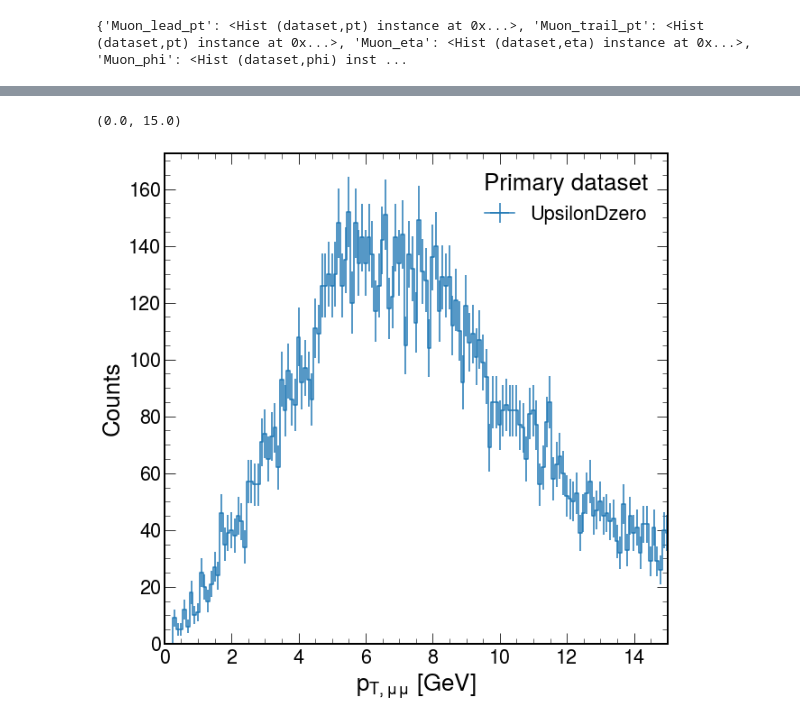
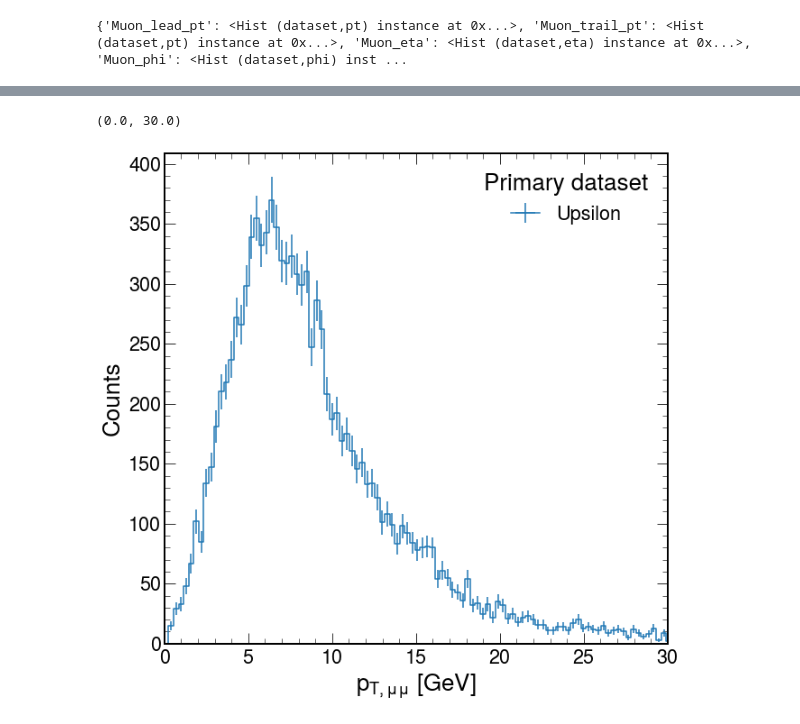
Before and after one commit to kevimota/OniaOpenCharmRun2ULAna, a Jupyter notebook: GenParticle_analyzer.ipynb, the cells around one changed output, grey strips where cells are left out. Cells and saved outputs as stored; diff of their text form; code cells hidden in the pictures.

```diff
--- a/GenParticle_analyzer.ipynb
+++ b/GenParticle_analyzer.ipynb
@@ -18,7 +18,7 @@ plt.style.use(hep.style.CMS)
 # %%
 tstart = time.time()
 
-files = {'JpsiDzero': ['/afs/cern.ch/work/m/mabarros/public/MonteCarlo/CMSSW_10_6_12/src/show.root']}
+files = {'Upsilon': ['test.root']}
 
 output = processor.run_uproot_job(files,
                                   treename='Events',
@@ -71,8 +70,9 @@ ax.set_ylim(0,1000)
 # %%
-ax = hist.plot1d(output['Dimuon_pt'], overlay='dataset')
-ax.set_xlim(0,15)
+histo = output['Dimuon_pt']
+ax = hist.plot1d(histo, overlay='dataset')
+ax.set_xlim(0,30)
 # %% [output]
-(0.0, 15.0)
+(0.0, 30.0)
-[figure, old version]
+[figure, new version]
 # %%
 ax= hist.plot1d(output['Dimuon_eta'], overlay='dataset')
```
Also changed, not shown: parts of 10 cells of this notebook, 4 other files.
